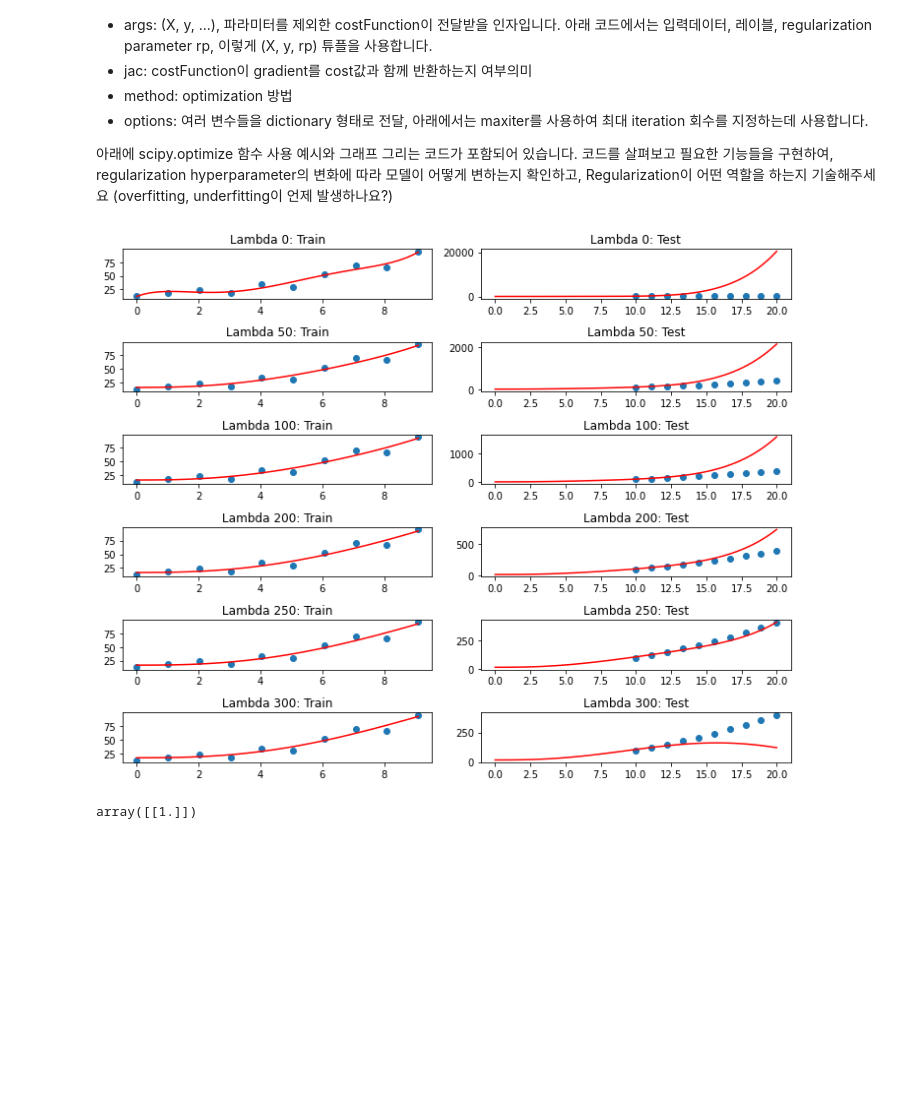
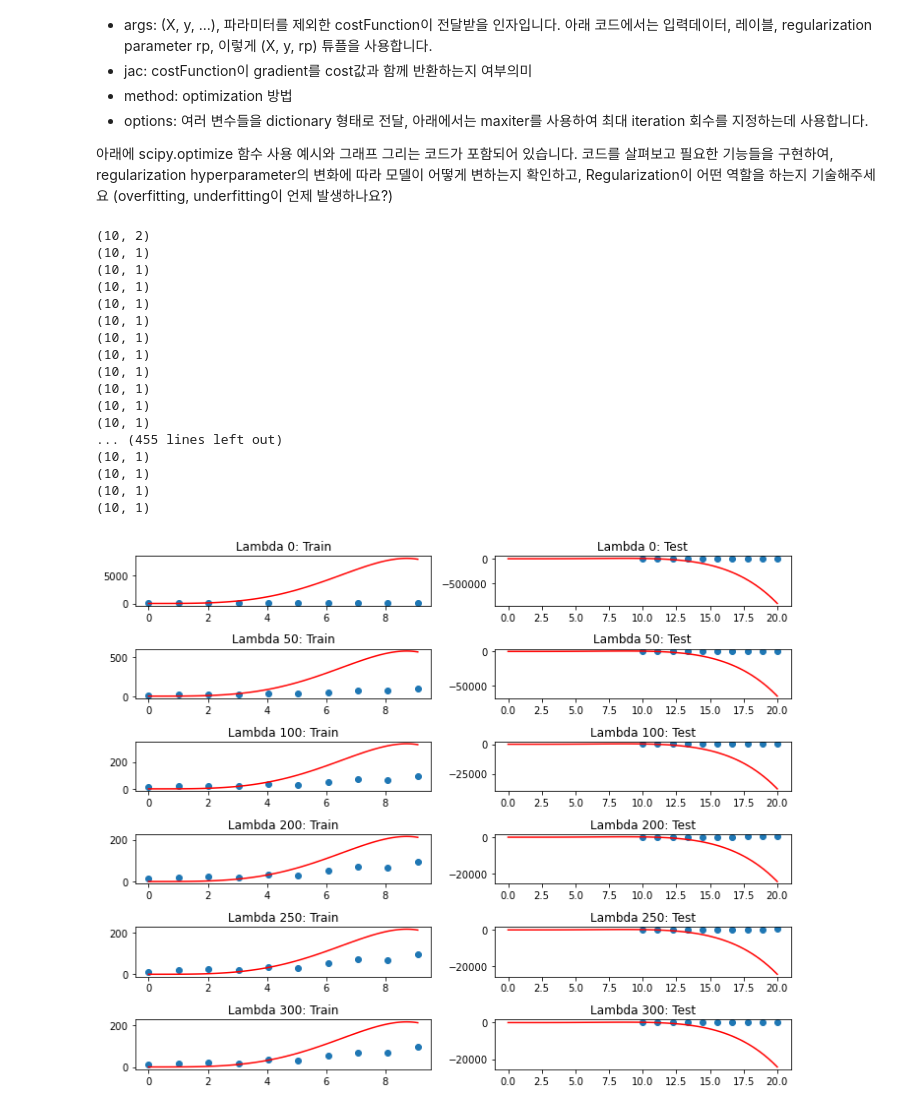
Before and after one commit to teang1995/C084, a Jupyter notebook: HW4_임용택_201520741/assign4_201520741임용택.ipynb, the cells around one changed output. Drawn from its saved outputs; the diff is of its cells as text; code cells hidden in the pictures; blank space fills up the shorter version.

```diff
--- a/HW4_임용택_201520741/assign4_201520741임용택.ipynb
+++ b/HW4_임용택_201520741/assign4_201520741임용택.ipynb
@@ -144,14 +142,19 @@ Logistic regression의 gradient는 linear regression과 동일한 exponential fa
 위의 알고리즘을 구현하여, 파라미터를 찾으세요.
 # %%
 def gradient(theta, train_data, train_label):
-    # Put your code
-    return gradient
+    Hx = sigmoid(np.dot(train_data, theta)) # Hx.shape = (100, 1)
+    gradient = np.dot(np.transpose(train_data), Hx - train_label)
+    return gradient / len(train_label)
 
 def compute_gradient_descent(theta, train_data, train_label, alpha=0.01, niter=1500):
     costs = []
+    for _ in range(niter):
+        cost = cost_function(theta, train_data, train_label)
+        costs.append(cost)
+        theta = theta - gradient(theta, train_data, train_label) * alpha
     # Put your code
     # Put your code
-    # Put your code
+    new_theta = theta
     return new_theta, costs
 
 X_ = train_data[:, :2]
@@ -171,5 +174,5 @@ new_theta, costs = compute_gradient_descent(zero_theta, X, y, ALPHA, NITER)
 print('Expected model parameters: [-0.03, 0.01, 0.00]')
 print('Your model parameters: [%.2f, %.2f, %.2f]' % tuple(*new_theta.T))
 
-plt.plot(range(NITER+1), costs)
+plt.plot(range(NITER), costs)
 # %% [output]
@@ -216,11 +235,17 @@ $gradient(t + \epsilon) - gradient(t) \over \epsilon$(\epsilon = 10^{-5}와 같
 이와 관련해서 더 자세한 내용이 궁금하다면, [link](https://en.wikipedia.org/wiki/Finite_difference)를 참조하세요.
 # %%
 ## Question 6. Decision boundary
+def newton_method(theta, train_data, train_label):
+    Hx = sigmoid(np.dot(train_data, theta)) # Hx.shape = (100, 1)
+    len_data = train_data.shape[0]
+    R = np.zeros((len_data, len_data))
+    for i in range(len_data):
+        R[i][i] = Hx[i] * (1 - Hx[i])
+    Hessian = np.transpose(train_data) @ R @ train_data
+    new_theta = theta - np.dot(np.linalg.inv(Hessian), gradient(theta, train_data, train_label))
+    return new_theta
 
-def newton_method(theta, train_data, train_label):
-    # Put your code
-
-niter = 10
+niter = 1000
 newton_costs = []
 theta = zero_theta
 for i in range(niter):
@@ -236,5 +261,11 @@ ax.set_xlabel('iter')
 ax.set_ylabel('cost')
 ax = plt.subplot(122)
 ax.set_title('decision boundary')
+y0 = np.where(y == 0)
+y1 = np.where(y == 1)
+for y_ in y0:
+    plt.scatter(x1[y_], x2[y_], color= 'orange', marker='s')
+for y_ in y1:
+    plt.scatter(x1[y_], x2[y_], color='b', marker='^')
 decision_boundary(new_theta.flatten(), [30,100])
 # %% [output]
@@ -283,46 +314,65 @@ def gen_X(x, n_feature=5):
 train_data = np.loadtxt('traindata.txt', delimiter=',')
 test_data = np.loadtxt('testdata.txt', delimiter=',')
 
+print(train_data.shape) # (10, 2)
 ##########################################################
 def cost_function(theta, X, y, reg_param=250):
-    # Put your code
+    # theta.shape = (6, 1)
+    print(y.shape) # (10, 1)
+    theta = theta.reshape((len(theta), 1))
+    lenX = X.shape[0]
+    Hx = sigmoid(np.dot(X, theta)) # Hx.shape = (100, 1)
+    cost = (np.transpose(Hx - y) @ (Hx - y) + reg_param * np.transpose(theta) @ theta)/ (2 * lenX)
+    grad = gradient(theta, X, y) + reg_param * theta / lenX
+    return cost, grad.flatten()
     #return cost, gradient.flatten()
 
 X = gen_X(train_data[:,0], 5)
 y = train_data[:,1,np.newaxis]
 
 # Optimization
 from scipy import optimize
 options = {'maxiter':1000}
 n = X.shape[1]
 
 regular_params = [0, 50, 100, 200, 250, 300]
 fig, axes = plt.subplots(len(regular_params), 2, figsize=(10, 8))
 for idx, rp in enumerate(regular_params):
     res = optimize.minimize(cost_function, np.zeros(n), (X, y, rp), jac=True, method='TNC', options=options)
     cost = res.fun
     theta = res.x
     # Plot train data
     ax = axes[idx][0]
     ax.scatter(X[:,1], y)
     ax.set_title('Lambda %d: Train' % rp)
     x_0 = np.linspace(0, max(train_data[:,0]), 100)
     X_0 = gen_X(x_0)
     ax.plot(x_0, np.dot(X_0, theta.reshape((theta.shape[0], 1))), 'r')
     # Plot test data
     ax = axes[idx][1]
     ax.set_title('Lambda %d: Test' % rp)
     X_test = gen_X(test_data[:, 0], 5)
     y_test = test_data[:, 1, np.newaxis]
     ax.scatter(X_test[:, 1], y_test)
     X_test_lin = gen_X(np.linspace(0, max(X_test[:, 1]), 100))
     ax.plot(X_test_lin[:, 1], np.dot(X_test_lin, theta.reshape((theta.shape[0], 1))), 'r')
 fig.tight_layout()
 # %% [output]
+(10, 2)
+(10, 1)
+(10, 1)
+(10, 1)
+(10, 1)
+(10, 1)
+(10, 1)
+(10, 1)
+(10, 1)
+(10, 1)
+(10, 1)
+(10, 1)
+... (455 lines left out)
+(10, 1)
+(10, 1)
+(10, 1)
+(10, 1)
-[figure, old version]
+[figure, new version]
-# %%
-from numpy import linalg
-
-linalg.inv([[1]])
-# %% [output]
-array([[1.]])
```
Also changed, not shown: parts of 6 cells of this notebook, 1 other file.
